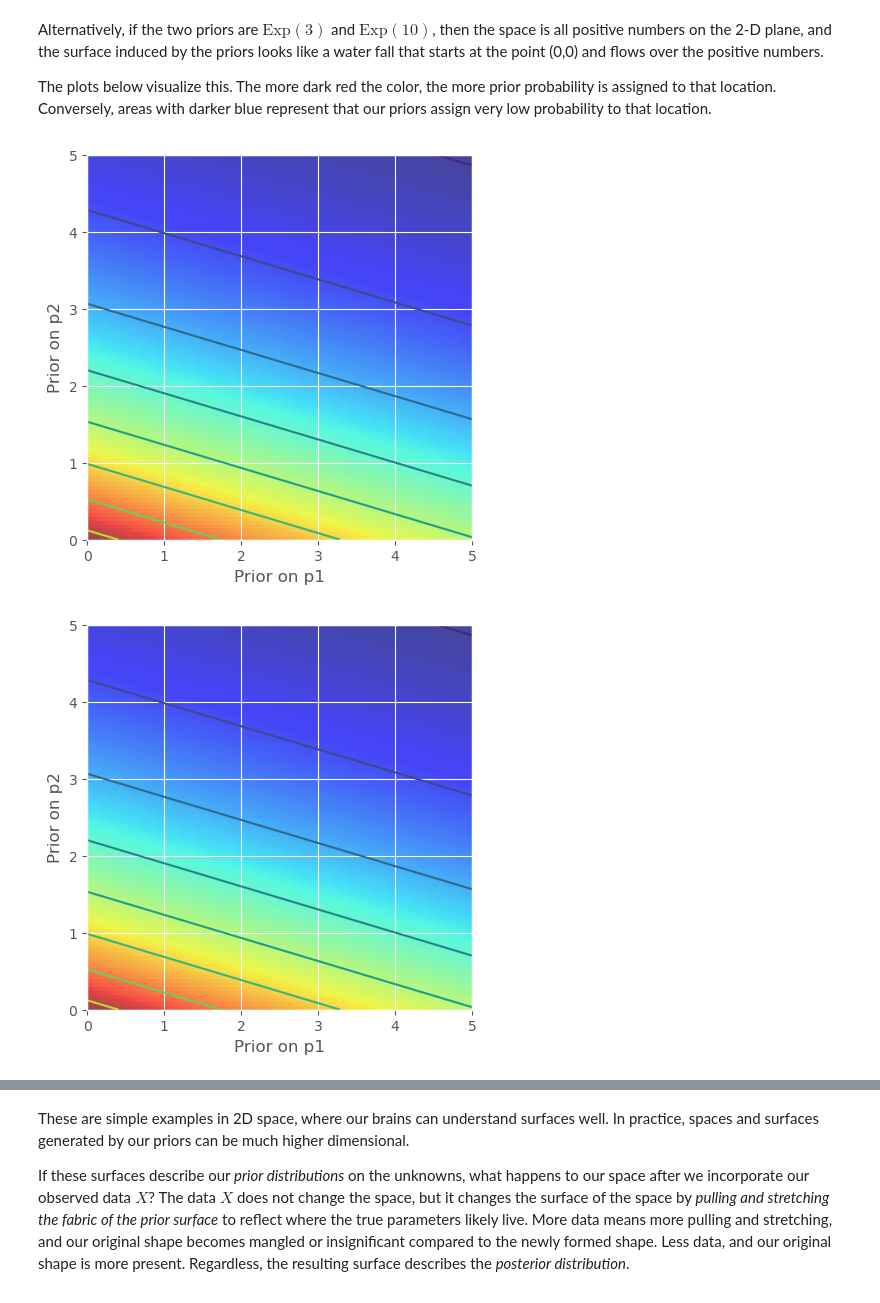
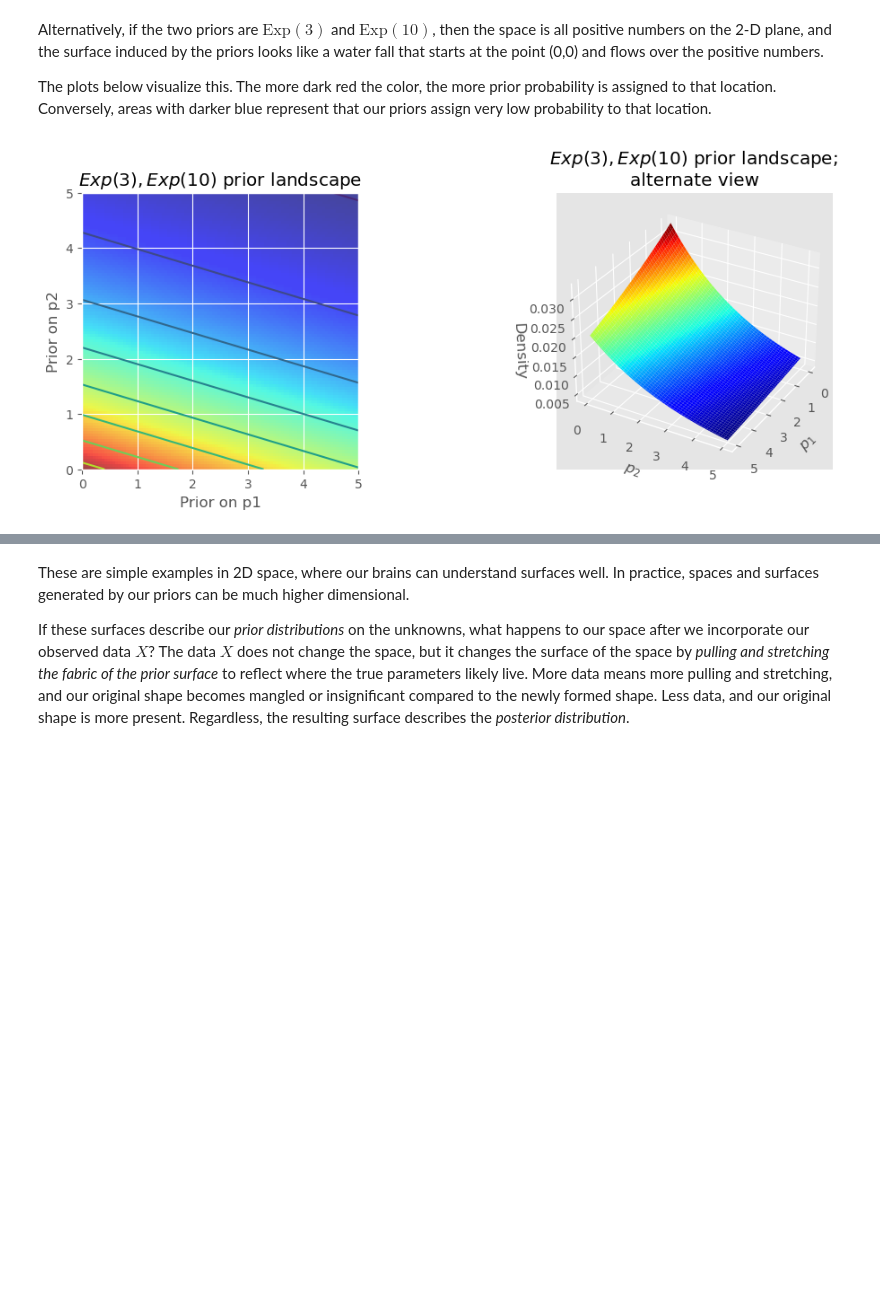
Before and after one commit to msilva913/Probabilistic-Programming-and-Bayesian-Methods-for-Hackers, a Jupyter notebook: Chapter3_MCMC/Ch3_IntroMCMC_PyMC_current.ipynb, the cells around one changed output, grey strips where cells are left out. Drawn from its saved outputs; the diff is of its cells as text; code cells hidden in the pictures; blank space fills up the shorter version.

```diff
--- a/Chapter3_MCMC/Ch3_IntroMCMC_PyMC_current.ipynb
+++ b/Chapter3_MCMC/Ch3_IntroMCMC_PyMC_current.ipynb
@@ -62,33 +59,31 @@ Alternatively, if the two priors are $\text{Exp}(3)$ and $\text{Exp}(10)$, then
 
 The plots below visualize this. The more dark red the color, the more prior probability is assigned to that location. Conversely, areas with darker blue represent that our priors assign very low probability to that location.
 # %%
-figsize(12.5, 5)
-fig = plt.figure()
+fig = plt.figure(figsize=(12.5, 4))
 ax = fig.add_subplot(121)
 
 exp_x = stats.expon.pdf(x, scale=3)
 exp_y = stats.expon.pdf(x, scale=10)
 
 M = np.outer(exp_x, exp_y)
 
 CS = plt.contour(X, Y, M)
 im = plt.imshow(M, interpolation='none', origin='lower',
-                cmap=jet, extent=(0, 5, 0, 5), alpha=0.7)
+                cmap='jet', extent=(0, 5, 0, 5), alpha=0.7)
 ax.set_xlabel("Prior on p1")
 ax.set_ylabel("Prior on p2")
 
 ax.set_title("$Exp(3), Exp(10)$ prior landscape")
 
 ax = fig.add_subplot(122, projection='3d')
-ax.plot_surface(X, Y, M, cmap=jet)
+ax.plot_surface(X, Y, M, cmap='jet')
 ax.view_init(azim=390)
 
 ax.set_xlabel("$p_1$")
 ax.set_ylabel("$p_2$")
 ax.set_zlabel("Density")
 
 ax.set_title("$Exp(3), Exp(10)$ prior landscape; \nalternate view");
 plt.show()
 # %% [output]
-[figure, old version]
+[figure, new version]
-[figure, removed]
```
Also changed, not shown: parts of 32 cells of this notebook, 6 other files.
